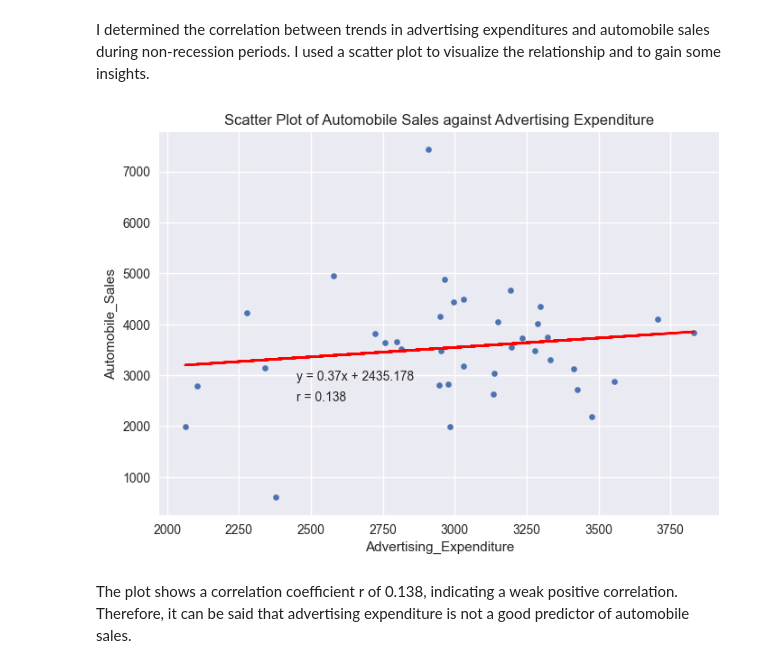
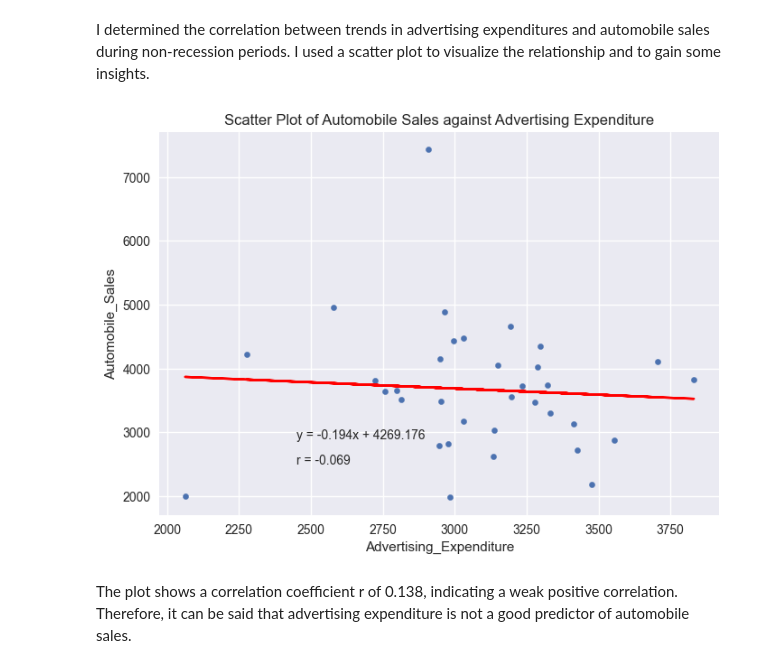
Before and after one commit to svd-jelo/IBM-Data-Science-Specialization, a Jupyter notebook: Course-8_Data-Visualization/final-project/Course-8-Final-Project_Recession.ipynb, the cells around one changed output. Cells and saved outputs as stored; diff of their text form; code cells hidden in the pictures.

Commit message:
Completed Part 1 - visualization with matplotlib, seaborn, and folium

```diff
--- a/Course-8_Data-Visualization/final-project/Course-8-Final-Project_Recession.ipynb
+++ b/Course-8_Data-Visualization/final-project/Course-8-Final-Project_Recession.ipynb
@@ -154,36 +154,36 @@ I determined the correlation between trends in advertising expenditures and auto
 # %%
 # Get data during non-recession periods
 df_grouped = df[df['Recession']==0].groupby('Year')[['Advertising_Expenditure', 'Automobile_Sales']].mean()
 
 # Determine best-fit line
-x = df_non_rec_grouped['Advertising_Expenditure']
-y = df_non_rec_grouped['Automobile_Sales']
+x = df_grouped['Advertising_Expenditure']
+y = df_grouped['Automobile_Sales']
 fit = np.polyfit(x, y, deg=1)
 rsq = np.round(np.corrcoef(x,y)[0,1],3)
 
 # Create scatter plot
-df_non_rec_grouped.plot(
+df_grouped.plot(
     kind = 'scatter',
     x = 'Advertising_Expenditure',
     y = 'Automobile_Sales',
 )
 
 plt.plot(x, fit[0] * x + fit[1], color='red')
 plt.annotate(
     text = f'y = {np.round(fit[0],3)}x + {np.round(fit[1],3)}',
     xy = (1999, 3200),
     xytext = (2450,2900)
 )
 plt.annotate(
     text = f'r = {rsq}',
     xy = (1999, 3100),
     xytext = (2450,2500)
 )
 
 plt.title('Scatter Plot of Automobile Sales against Advertising Expenditure')
 plt.show()
 # %% [output]
-[figure, old version]
+[figure, new version]
 # %% [markdown]
 The plot shows a correlation coefficient r of 0.138, indicating a weak positive correlation. Therefore, it can be said that advertising expenditure is not a good predictor of automobile sales.
 # %% [markdown]
```
Also changed, not shown: parts of 21 cells of this notebook.
